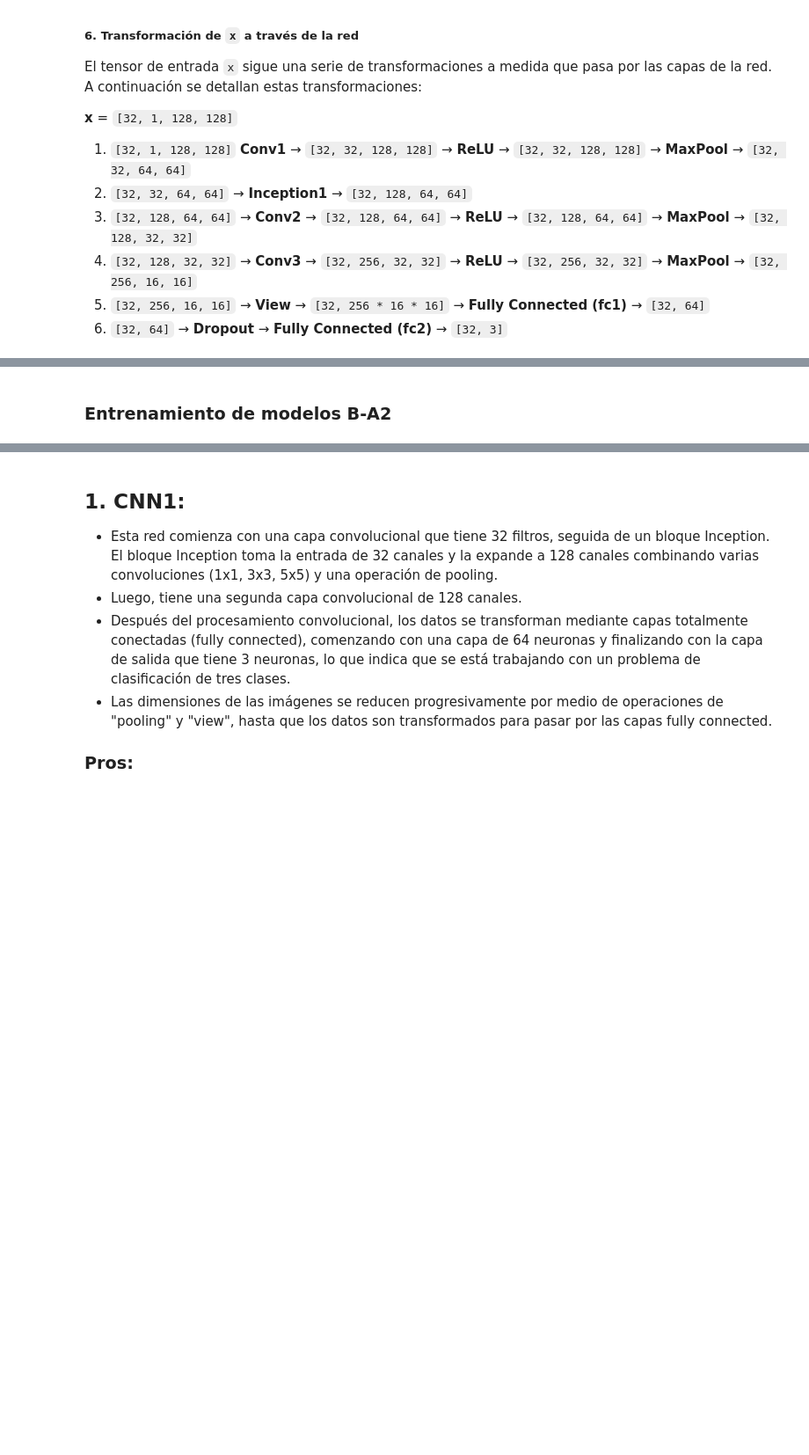
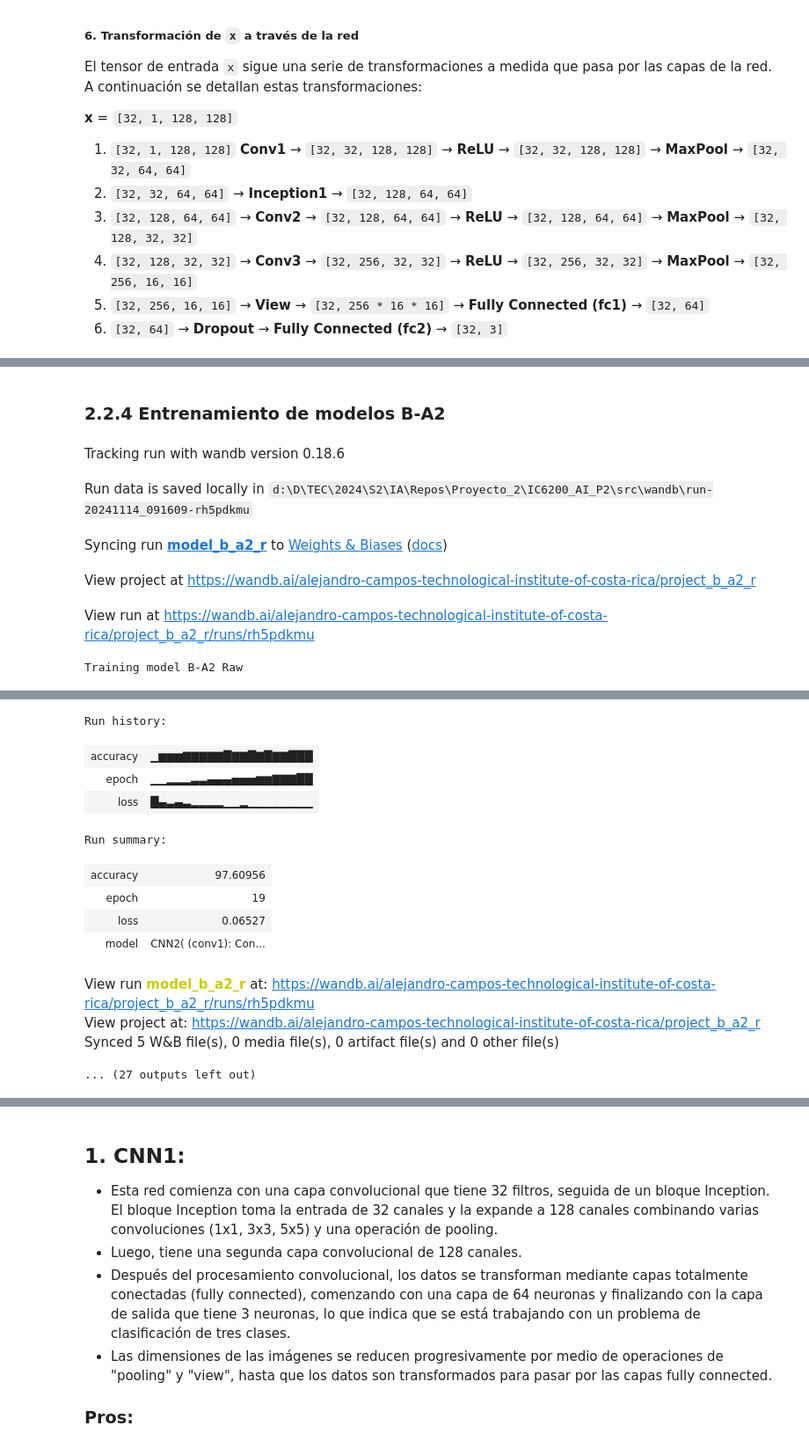
Before and after one commit to MajinLoop/IC6200_AI_P2, a Jupyter notebook: src/model_b.ipynb, the cells around one changed output, grey strips where cells are left out. Shown at 88% size. Saved outputs shown, nothing was run; the diff lists cells and outputs as text; code cells hidden in the pictures; blank space fills up the shorter version.

```diff
--- a/src/model_b.ipynb
+++ b/src/model_b.ipynb
@@ -347,4 +335,23 @@ def plot_confusion_matrix(y_true, y_pred, class_names):
     disp.plot(cmap=plt.cm.Blues)
     plt.title('Confusion matrix')
     plt.show()
+
+
+def make_wandb_project(
+        project_name: str,
+        model_name: str,
+        hyperparameters: dict,
+        model,
+        print_msg: str,
+        data_loader: DataLoader,
+        wandb_watch_log = "all"):
+
+    wandb.init(project=project_name, name=model_name)
+    wandb.config.update(hyperparameters)
+    wandb.watch(model, log=wandb_watch_log)
+    print(print_msg)
+    train(model=model, train_data_loader=data_loader, model_name=model)
+    print()
+    wandb.unwatch(model)
+    wandb.finish()
 # %% [markdown]
@@ -673,7 +667,7 @@ class CNN2(nn.Module):
         self.fc2 = nn.Linear(in_features=64, out_features=3)
 
         self.pool = nn.MaxPool2d(kernel_size=2, stride=2)
-        self.dropout = nn.Dropout(wandb.config.dropout_rate)
+        self.dropout = nn.Dropout(HYPERPARAMETERS["dropout_rate"])
 
     class InceptionBlock(nn.Module):
         def __init__(self, in_channels):
@@ -781,20 +775,18 @@ dot.render(filename=file_name, directory=directory, format='png')
 # %% [markdown]
-### Entrenamiento de modelos B-A2
+### 2.2.4 Entrenamiento de modelos B-A2
 # %%
-wandb.watch(model_b_a2_r, log="all")
-print("Training model B-A2 Raw")
-train(model=model_b_a2_r ,train_data_loader=train_loader_r, model_name=model_b_a2_r)
-print()
-wandb.unwatch(model_b_a2_r)
+make_wandb_project(project_name="project_b_a2_r", model_name="model_b_a2_r", hyperparameters=HYPERPARAMETERS,
+                   model=model_b_a2_r, print_msg="Training model B-A2 Raw", data_loader=train_loader_r)
 
-wandb.watch(model_b_a2_b, log="all")
-print("Training model B-A2 Bilateral")
-train(model=model_b_a2_b ,train_data_loader=train_loader_b, model_name=model_b_a2_b)
-print()
-wandb.unwatch(model_b_a2_b)
+make_wandb_project(project_name="project_b_a2_b", model_name="model_b_a2_b", hyperparameters=HYPERPARAMETERS,
+                   model=model_b_a2_b, print_msg="Training model B-A2 Bilateral", data_loader=train_loader_b)
 
-wandb.watch(model_b_a2_c, log="all")
-print("Training model B-A2 Canny")
-train(model=model_b_a2_c ,train_data_loader=train_loader_c, model_name=model_b_a2_c)
-print()
-wandb.unwatch(model_b_a2_c)
+make_wandb_project(project_name="project_b_a2_c", model_name="model_b_a2_c", hyperparameters=HYPERPARAMETERS,
+                   model=model_b_a2_c, print_msg="Training model B-A2 Canny", data_loader=train_loader_c)
+# %% [output]
+Tracking run with wandb version 0.18.6
+Run data is saved locally in d:\D\TEC\2024\S2\IA\Repos\Proyecto_2\IC6200_AI_P2\src\wandb\run-20241114_091609-rh5pdkmu
+Syncing run model_b_a2_r to Weights & Biases (docs)
+View project at https://wandb.ai/alejandro-campos-technological-institute-of-costa-rica/project_b_a2_r
+View run at https://wandb.ai/alejandro-campos-technological-institute-of-costa-rica/project_b_a2_r/runs/rh5pdkmu
+Training model B-A2 Raw
@@ -801 +813,14 @@ wandb.unwatch(model_b_a2_c)
+Run history:
+| accuracy | ▁▆▆▆▇▇▇▇▇█▇▇█▇█▇▇███ |
+| epoch | ▁▁▂▂▂▃▃▄▄▄▅▅▅▆▆▇▇▇██ |
+| loss | █▄▃▄▃▂▂▂▂▁▁▂▁▁▁▁▁▁▁▁ |
+Run summary:
+| accuracy | 97.60956 |
+| epoch | 19 |
+| loss | 0.06527 |
+| model | CNN2( (conv1): Con... |
+View run model_b_a2_r at: https://wandb.ai/alejandro-campos-technological-institute-of-costa-rica/project_b_a2_r/runs/rh5pdkmu
+View project at: https://wandb.ai/alejandro-campos-technological-institute-of-costa-rica/project_b_a2_r
+Synced 5 W&B file(s), 0 media file(s), 0 artifact file(s) and 0 other file(s)
+... (27 outputs left out)
 # %% [markdown]
```
Also changed, not shown: parts of 56 cells of this notebook, 5 other files.
